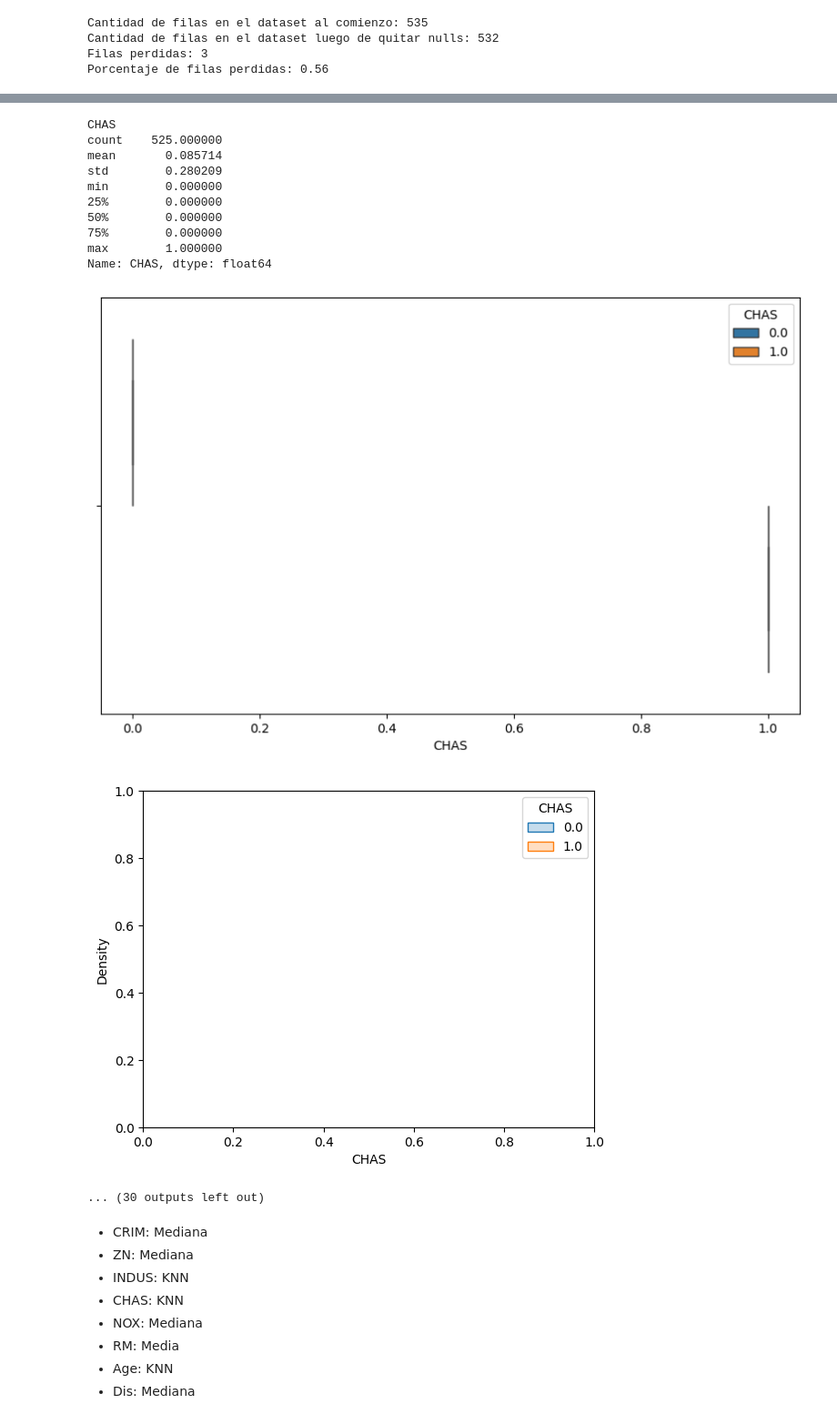
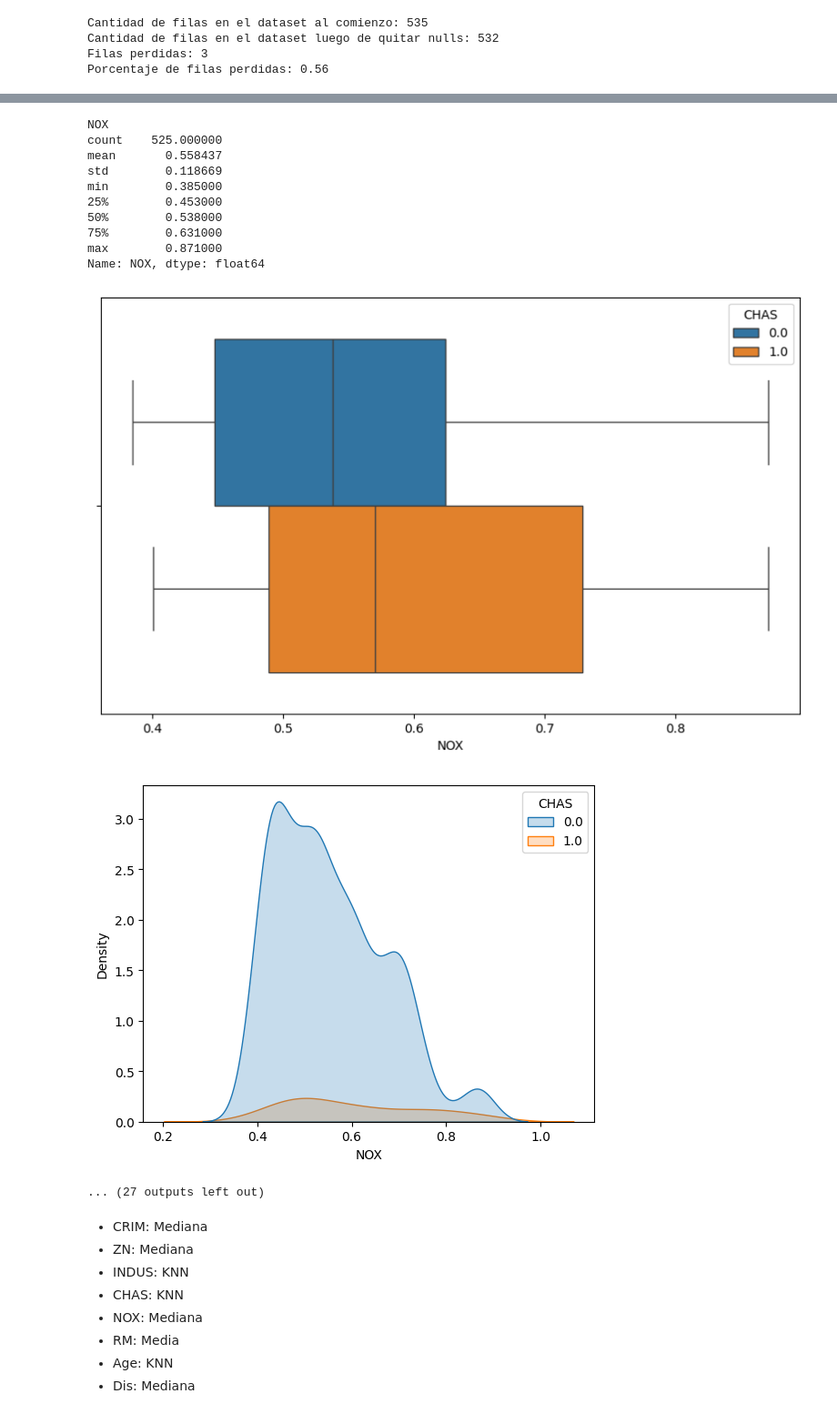
Before and after one commit to therokitoki/AA1-TUIA-Alsop-Hachen, a Jupyter notebook: tp.ipynb, the cells around one changed output, grey strips where cells are left out. Shown at 91% size. Cells and saved outputs as stored; diff of their text form; code cells hidden in the pictures.

```diff
--- a/tp.ipynb
+++ b/tp.ipynb
@@ -122,4 +125,6 @@ Cantidad de filas en el dataset al comienzo: 535
 Cantidad de filas en el dataset luego de quitar nulls: 532
 Filas perdidas: 3
 Porcentaje de filas perdidas: 0.56
+# %%
+df['CHAS'] = df['CHAS'].astype('category')
 # %%
@@ -203,14 +210,14 @@ max     37.970000   50.000000
 # %%
 for columna in df:
-  print(columna)
-  print(df[columna].describe(),'\n')
-  plt.figure(figsize=(10,6))
-  sns.boxplot(data= df, x=columna, hue='CHAS')
-  plt.show()
-  #sns.kdeplot(data=df[columna],fill=True)
-  sns.kdeplot(data=df,x=columna,fill=True,hue='CHAS')
-
-  plt.show()
+  if not columna == 'CHAS':
+    print(columna)
+    print(df[columna].describe(),'\n')
+    plt.figure(figsize=(10,6))
+    sns.boxplot(data= df, x=columna, hue='CHAS')
+    plt.show()
+    #sns.kdeplot(data=df[columna],fill=True)
+    sns.kdeplot(data=df,x=columna,fill=True,hue='CHAS')
+    plt.show()
 # %% [output]
 CRIM
 count    524.000000
@@ -222,45 +229,45 @@ min        0.006320
 75%        4.545407
 max       88.976200
 Name: CRIM, dtype: float64
 [figure]
 [figure]
 ZN
 count    522.000000
 mean      12.379853
 std       24.247117
 min        0.000000
 25%        0.000000
 50%        0.000000
 75%       20.000000
 max      100.000000
 Name: ZN, dtype: float64
 [figure]
 [figure]
 INDUS
 count    531.000000
 mean      11.226209
 std        6.924961
 min        0.460000
 25%        5.130000
 50%        9.690000
 75%       18.100000
 max       27.740000
 Name: INDUS, dtype: float64
 [figure]
 [figure]
-CHAS
+NOX
 count    525.000000
-mean       0.085714
-std        0.280209
-min        0.000000
-25%        0.000000
-50%        0.000000
-75%        0.000000
-max        1.000000
-Name: CHAS, dtype: float64
+mean       0.558437
+std        0.118669
+min        0.385000
+25%        0.453000
+50%        0.538000
+75%        0.631000
+max        0.871000
+Name: NOX, dtype: float64
-[figure, old version]
+[figure, new version]
-[figure, old version]
+[figure, new version]
-... (30 outputs left out)
+... (27 outputs left out)
 # %% [markdown]
 - CRIM: Mediana
 - ZN: Mediana
```
Also changed, not shown: parts of 25 cells of this notebook.
